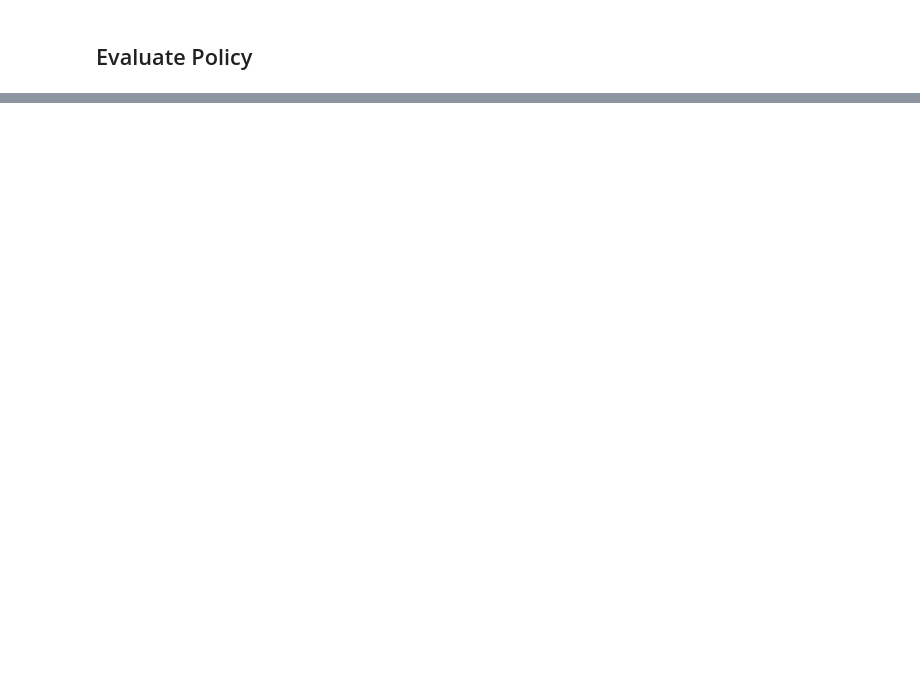
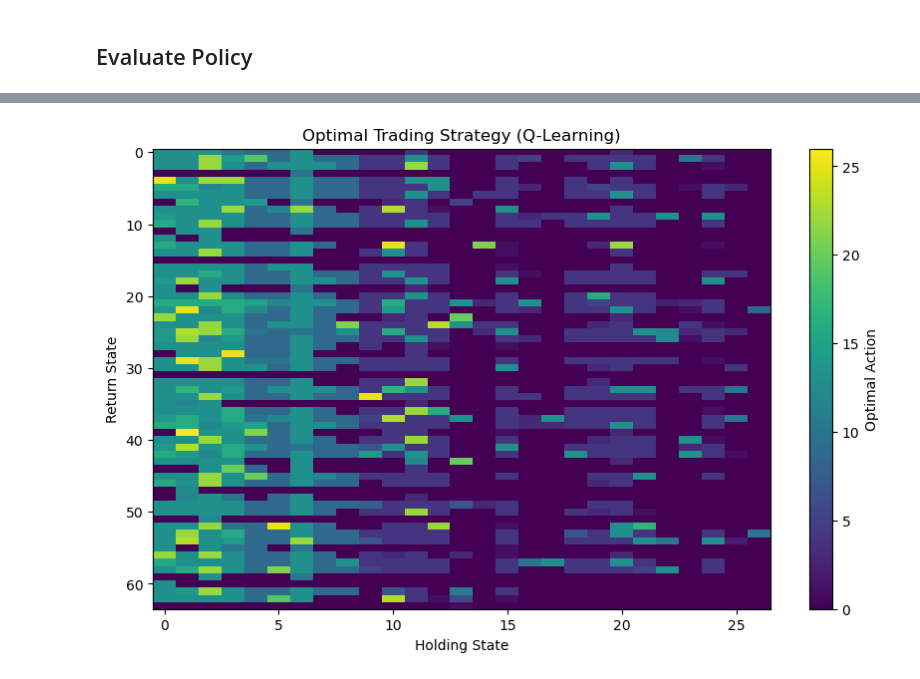
Before and after one commit to JLFrick/MFE-230ZAB-Deep-Learning-and-Applications, a Jupyter notebook: Homework _2/Q-Learning.ipynb, the cells around one changed output, grey strips where cells are left out. Saved outputs shown, nothing was run; the diff lists cells and outputs as text; code cells hidden in the pictures; blank space fills up the shorter version.

```diff
--- a/Homework _2/Q-Learning.ipynb
+++ b/Homework _2/Q-Learning.ipynb
@@ -385,6 +399,7 @@ tickers = ['AAPL', 'KO', 'IBM']
 
 
 for episode in range(n_episodes):
+    print(episode)
     cash = 100
     # Use a new stock price series for each episode
     stock_prices = pd.DataFrame({'AAPL': raw_paths['AAPL'][episode], 'IBM': raw_paths['IBM'][episode], 'KO': raw_paths['KO'][episode]})
@@ -392,6 +407,7 @@ for episode in range(n_episodes):
 
     # Initialize holdings to zero and a random state for the prior return
     raw_holdings = {'AAPL': 0, 'IBM': 0, 'KO': 0}
+    transaction_log = {'AAPL': {1: [], 3: []}, 'IBM': {1: [], 3: []}, 'KO': {1: [], 3: []}}
     holdings = np.array([2, 2, 2])
     returns = np.random.choice([1, 2, 3, 4], 3)
     return_state = map_ret_state_to_real(returns)
@@ -420,21 +436,36 @@ for episode in range(n_episodes):
 
         for i in range(3):
             if labeled_actions[i][0] == 3:  # Buy
-                if cash - stock_prices[labeled_actions[i][1]][t] > 0:  # Can only buy if have enough cash
-                    reward -= stock_prices[labeled_actions[i][1]][t]
+                if (cash - stock_prices[labeled_actions[i][1]][t] > 0) and (raw_holdings[labeled_actions[i][1]] < 1):  # Can only buy if have enough cash
+                    if transaction_log[labeled_actions[i][1]][1]:
+                        reward += transaction_log[labeled_actions[i][1]][1][0] - stock_prices[labeled_actions[i][1]][t]
+                        transaction_log[labeled_actions[i][1]][1].pop(0)
+
+                    else:
+                        transaction_log[labeled_actions[i][1]][3].append(stock_prices[labeled_actions[i][1]][t])
+
                     cash -= stock_prices[labeled_actions[i][1]][t]
                     raw_holdings[labeled_actions[i][1]] += 1
 
                 else: # If not enough cash to buy, then hold
                     labeled_actions[i][0] = 2
 
+            elif labeled_actions[i][0] == 1:  # Sell
+                if raw_holdings[labeled_actions[i][1]] < 0: # position limit
+                    labeled_actions[i][0] = 2
+                else:
+                    if transaction_log[labeled_actions[i][1]][3]:
+                        reward += stock_prices[labeled_actions[i][1]][t] - transaction_log[labeled_actions[i][1]][3][0]
+                        transaction_log[labeled_actions[i][1]][3].pop(0)
+                    else:
+                        transaction_log[labeled_actions[i][1]][1].append(stock_prices[labeled_actions[i][1]][t])
+
+                    cash += stock_prices[labeled_actions[i][1]][t]
+                    raw_holdings[labeled_actions[i][1]] -= 1
+
             elif labeled_actions[i][0] == 2: # Hold
                 pass
 
-            elif labeled_actions[i][0] == 1:  # Sell
-                reward += stock_prices[labeled_actions[i][1]][t]
-                cash += stock_prices[labeled_actions[i][1]][t]
-                raw_holdings[labeled_actions[i][1]] -= 1
 
         action = labeled_actions_to_action_state(labeled_actions)
         action_state = map_pos_state_to_real(action)
@@ -452,4 +483,4 @@ for episode in range(n_episodes):
     final_reward = calculate_final_reward(raw_holdings, stock_prices)
     Q_table[return_state, holdings_state, action_state] += final_reward
 
-optimal_policy = np.argmax(Q_table, axis=2)
+optimal_policy_pos_limit = np.argmax(Q_table, axis=2)
@@ -455,0 +505,11 @@ optimal_policy = np.argmax(Q_table, axis=2)
+# %%
+# Visualization of the optimal policy
+plt.figure(figsize=(10, 6))
+plt.imshow(optimal_policy_pos_limit, cmap="viridis", aspect="auto")
+plt.colorbar(label="Optimal Action")
+plt.xlabel("Holding State")
+plt.ylabel("Return State")
+plt.title("Optimal Trading Strategy (Q-Learning)")
+plt.show()
+# %% [output]
+[figure, added]
```
Also changed, not shown: parts of 17 cells of this notebook, 37 other files.
